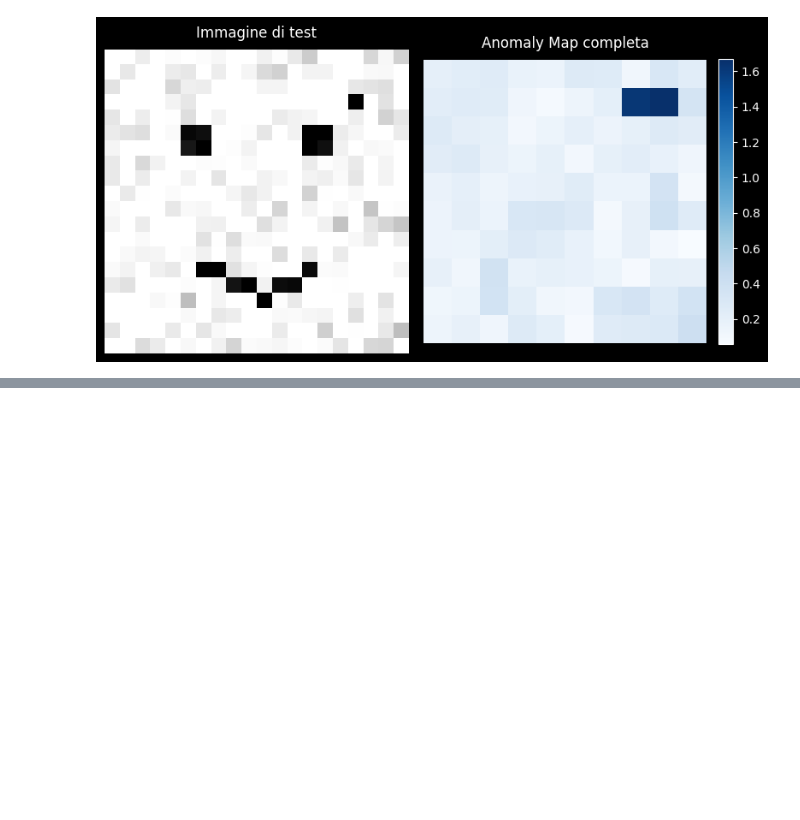
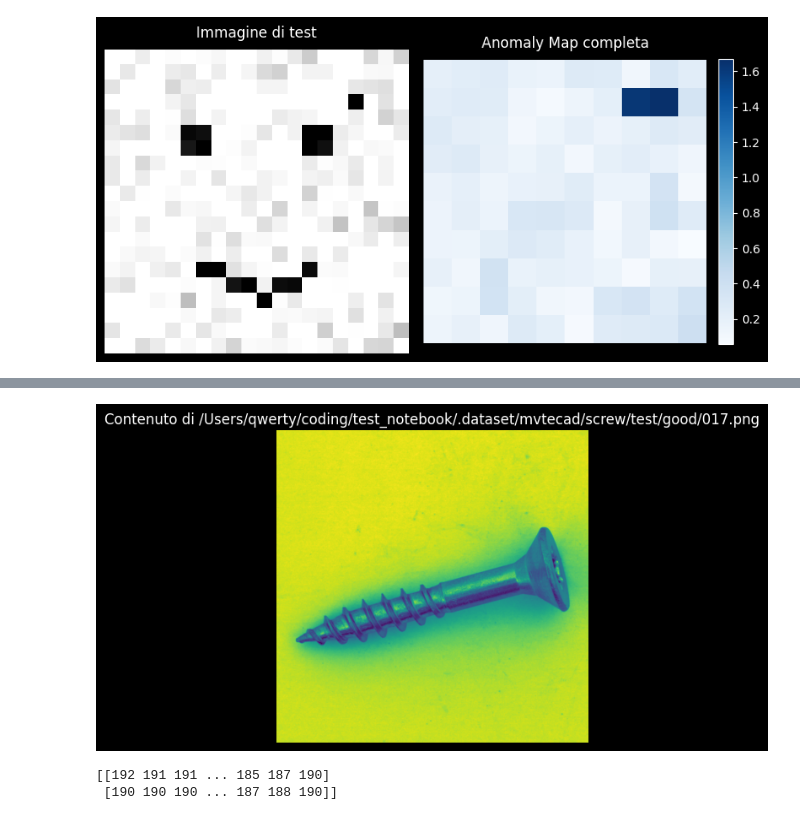
Before and after one commit to seb0t/-CV---anomalib-tutorial-with-visualization, a Jupyter notebook: patchcore_anomalib_tutorial.ipynb, the cells around one changed output, grey strips where cells are left out. Drawn from its saved outputs; the diff is of its cells as text; code cells hidden in the pictures; blank space fills up the shorter version.

```diff
--- a/patchcore_anomalib_tutorial.ipynb
+++ b/patchcore_anomalib_tutorial.ipynb
@@ -854,0 +337,23 @@ else:
+# %%
+df = dataset.samples.copy()
+# %%
+test_img_path = df.iloc[17,3]
+# %%
+from PIL import Image
+import numpy as np
+
+import matplotlib.pyplot as plt
+
+# Carica e mostra l'immagine dal path test_img_path
+img = Image.open(test_img_path)
+plt.imshow(np.asarray(img))
+plt.title(f'Contenuto di {test_img_path}')
+plt.axis('off')
+plt.show()
+# %% [output]
+[figure, added]
+# %%
+print(np.asarray(img)[:2])
+# %% [output]
+[[192 191 191 ... 185 187 190]
+ [190 190 190 ... 187 188 190]]
```
Also changed, not shown: parts of 18 cells of this notebook, 1 other file.
